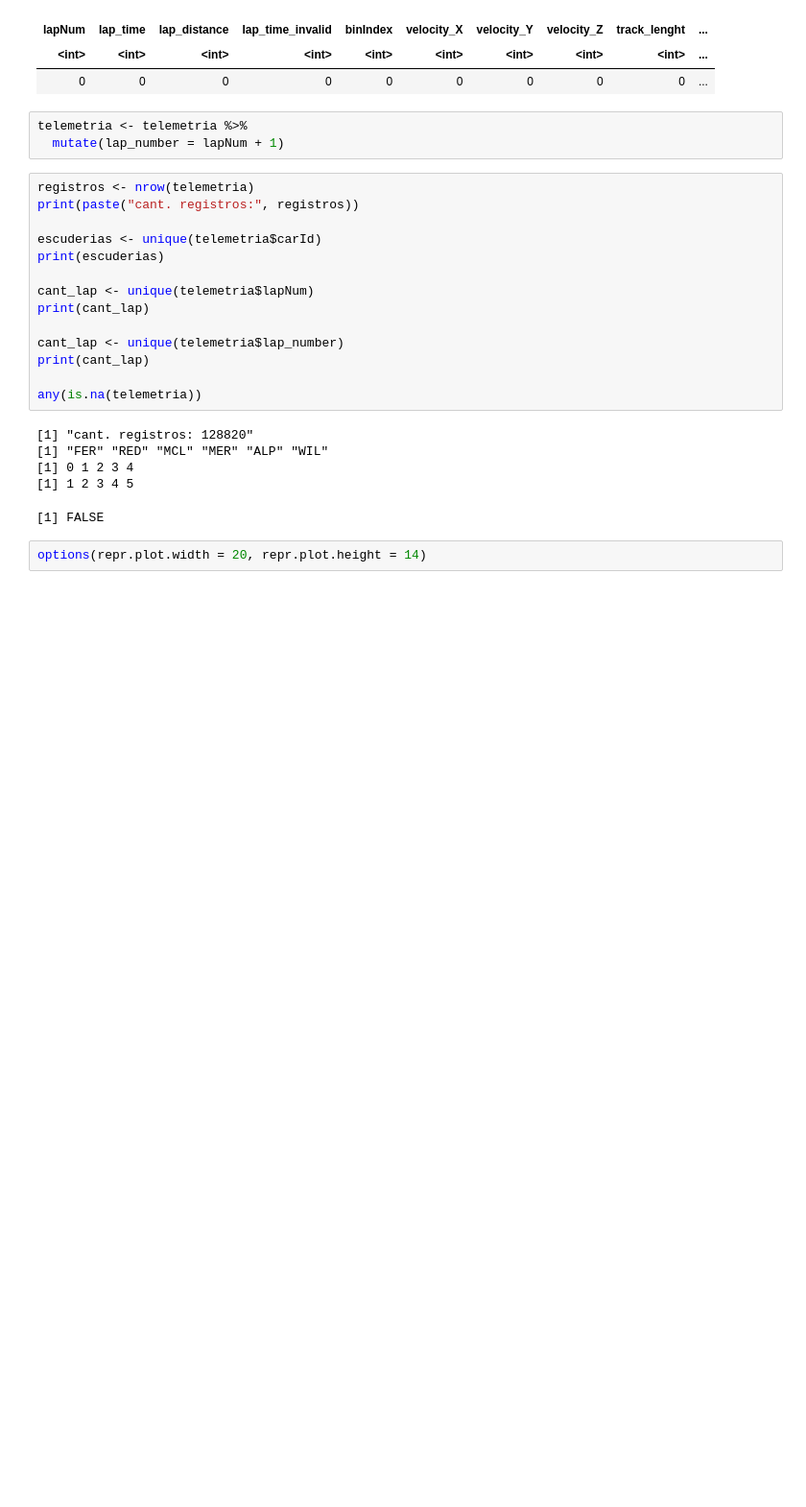
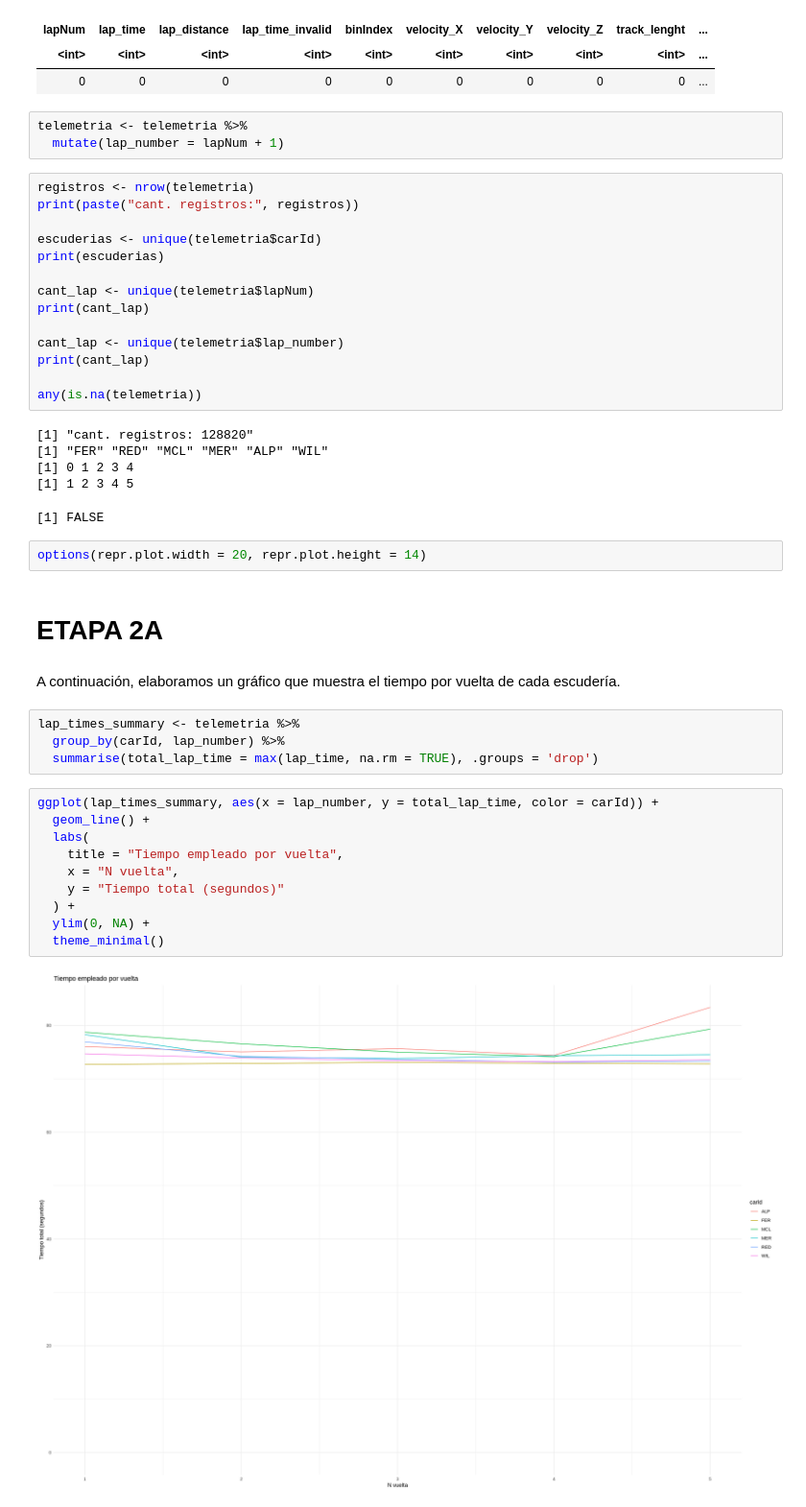
Before and after one commit to LuppeCh/F1EDA, a Jupyter notebook: Exploración_de_Datos_Trabajo_Final.ipynb, the cells around one changed output. Shown at 96% size. Drawn from its saved outputs; the diff is of its cells as text; blank space fills up the shorter version.

Commit message:
1er gráfico + análisis.

```diff
--- a/Exploración_de_Datos_Trabajo_Final.ipynb
+++ b/Exploración_de_Datos_Trabajo_Final.ipynb
@@ -496,3 +484,23 @@ any(is.na(telemetria))
 [1] FALSE
 # %%
 options(repr.plot.width = 20, repr.plot.height = 14)
+# %% [markdown]
+# ETAPA 2A
+# %% [markdown]
+A continuación, elaboramos un gráfico que muestra el tiempo por vuelta de cada escudería.
+# %%
+lap_times_summary <- telemetria %>%
+  group_by(carId, lap_number) %>%
+  summarise(total_lap_time = max(lap_time, na.rm = TRUE), .groups = 'drop')
+# %%
+ggplot(lap_times_summary, aes(x = lap_number, y = total_lap_time, color = carId)) +
+  geom_line() +
+  labs(
+    title = "Tiempo empleado por vuelta",
+    x = "N vuelta",
+    y = "Tiempo total (segundos)"
+  ) +
+  ylim(0, NA) +
+  theme_minimal()
+# %% [output]
+[figure, added]
```
Also changed, not shown: parts of 4 cells of this notebook.
